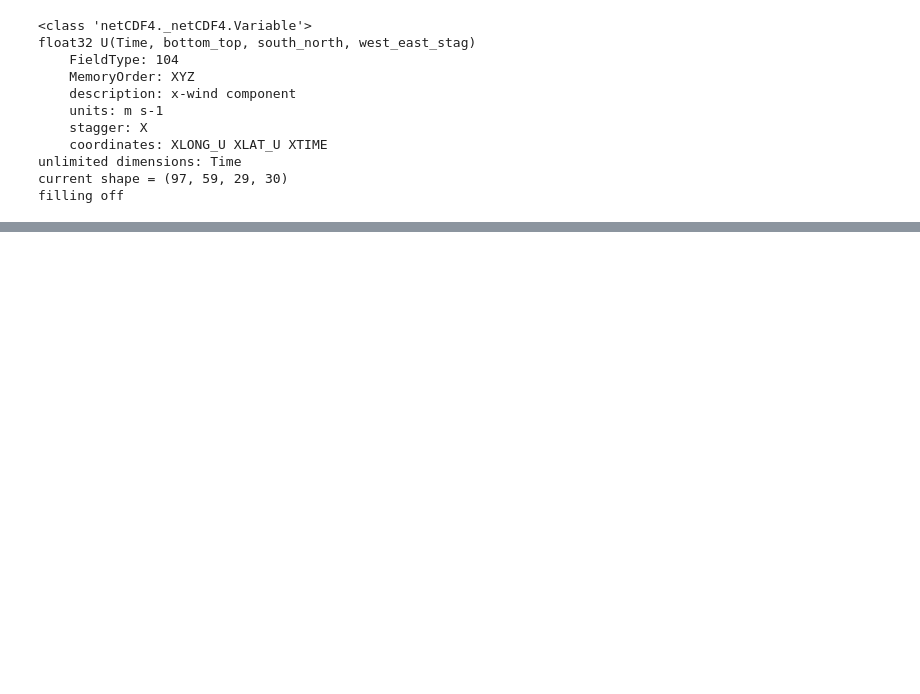
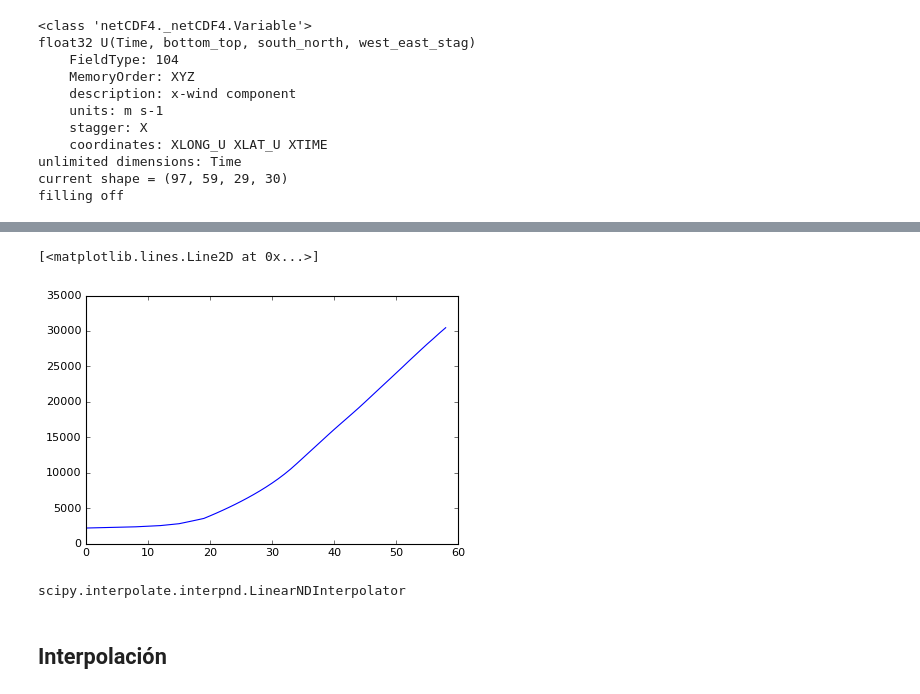
Before and after one commit to cpierard/capa_limite_WRF, a Jupyter notebook: Pruebas_netCDF4.ipynb, the cells around one changed output, grey strips where cells are left out. Drawn from its saved outputs; the diff is of its cells as text; code cells hidden in the pictures; blank space fills up the shorter version.

Commit message:
Hago función para calcular altura de capa y una función para interpolar las velocidades

```diff
--- a/Pruebas_netCDF4.ipynb
+++ b/Pruebas_netCDF4.ipynb
@@ -154,0 +108,7 @@ g = 9.8
+# %%
+T = nc.variables['T']
+U = nc.variables['U']
+V = nc.variables['V']
+T2 = nc.variables['T2']
+PH = nc.variables['PH']
+PHB = nc.variables['PHB']
@@ -154,0 +123,14 @@ g = 9.8
+# %%
+def compute_height(PH, PBH):
+
+    g = 9.8
+    Z = []
+
+    for i in range(0, len(PH)-1):
+
+        z = (PH[i] + PBH[i])/g
+        Z.append(z)
+
+    return Z
+# %%
+Z = compute_height(PH[4, :, 17, 13], PHB[4, :, 17, 13])
@@ -155,3 +157,8 @@ g = 9.8
+# %%
+plt.plot(Z)
+# %% [output]
+[<matplotlib.lines.Line2D at 0x...>]
+[figure, added]
 # %%
 def compute_Richardson(T_s, θ, Z, u, v):
     g = 9.8
@@ -165,0 +175,6 @@ def compute_Richardson(T_s, θ, Z, u, v):
+# %%
+interpo.LinearNDInterpolator
+# %% [output]
+scipy.interpolate.interpnd.LinearNDInterpolator
+# %% [markdown]
+## Interpolación
```
Also changed, not shown: parts of 45 cells of this notebook.
